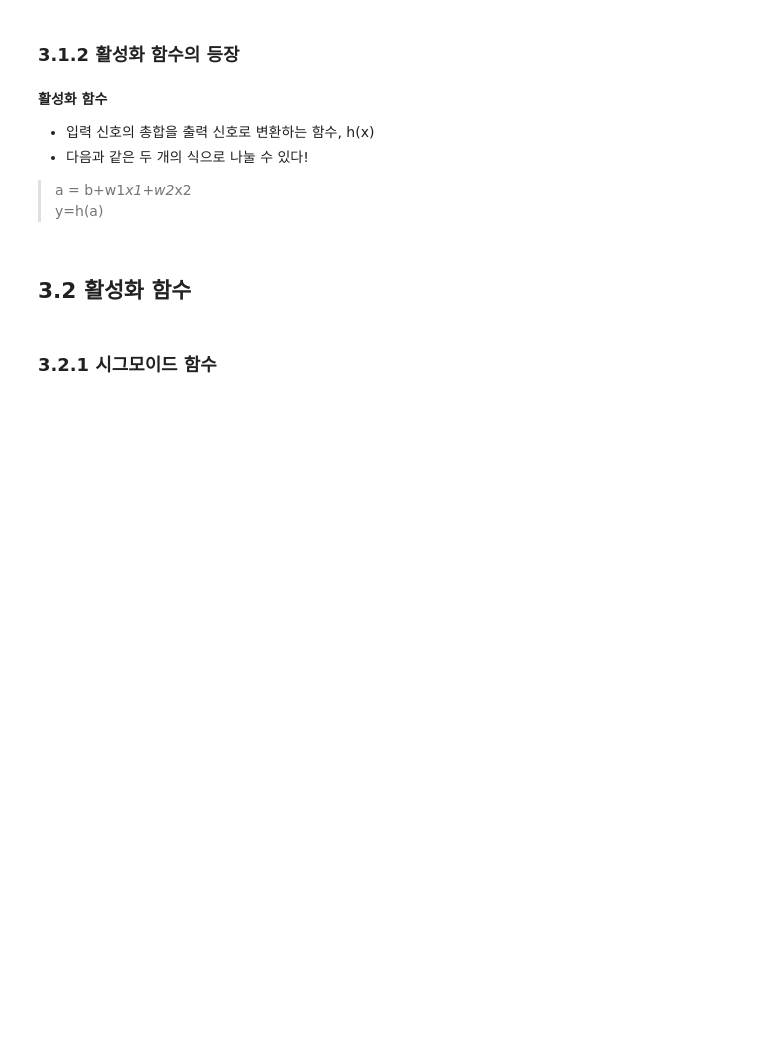
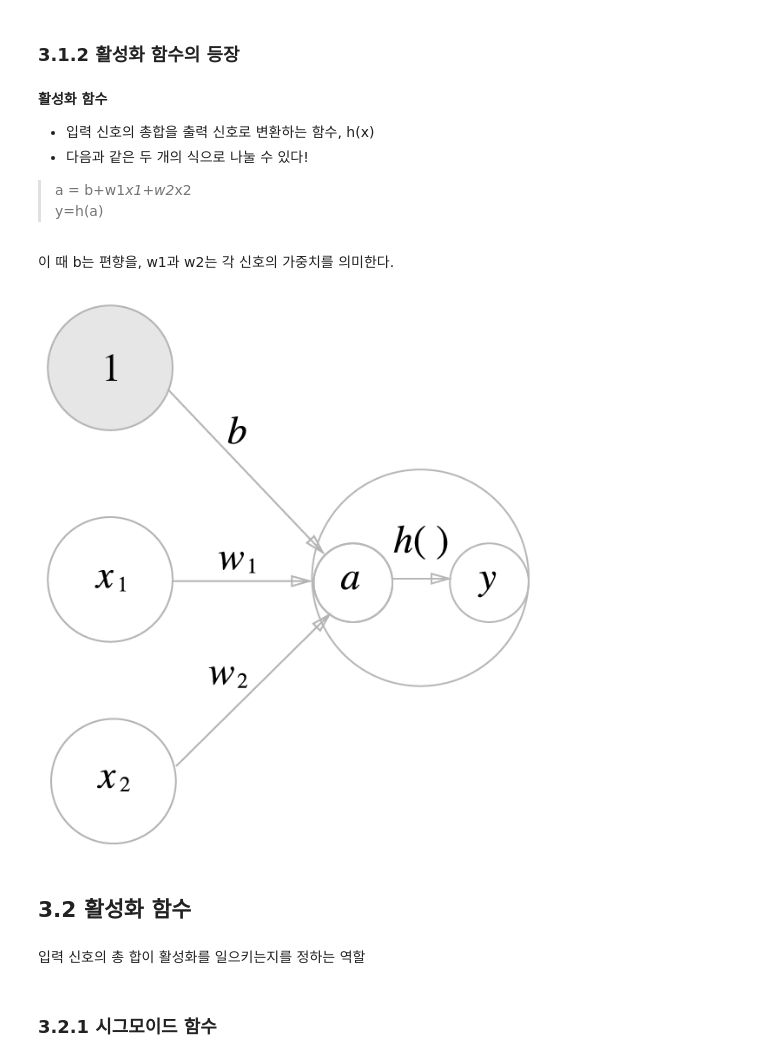
Before and after one commit to ppikppik/2021-1-FinAI, a Jupyter notebook: 밑바닥 딥러닝 1/정영주/[3] 신경망.ipynb, the cells around one changed output. Drawn from its saved outputs; the diff is of its cells as text; code cells hidden in the pictures; blank space fills up the shorter version.

```diff
--- a/밑바닥 딥러닝 1/정영주/[3] 신경망.ipynb
+++ b/밑바닥 딥러닝 1/정영주/[3] 신경망.ipynb
@@ -30,8 +30,16 @@ Image("image/3_layers.png")
 - 다음과 같은 두 개의 식으로 나눌 수 있다!
 
 > a = b+w1*x1+w2*x2<br/>y=h(a)
+# %% [markdown]
+이 때 b는 편향을, w1과 w2는 각 신호의 가중치를 의미한다.
+# %%
+Image("image/fig 3-4.png")
+# %% [output]
+[figure, added]
 # %% [markdown]
 ## 3.2 활성화 함수
+# %% [markdown]
+입력 신호의 총 합이 활성화를 일으키는지를 정하는 역할
 # %% [markdown]
 ### 3.2.1 시그모이드 함수
 # %%
```
Also changed, not shown: parts of 19 cells of this notebook, 3 other files.
